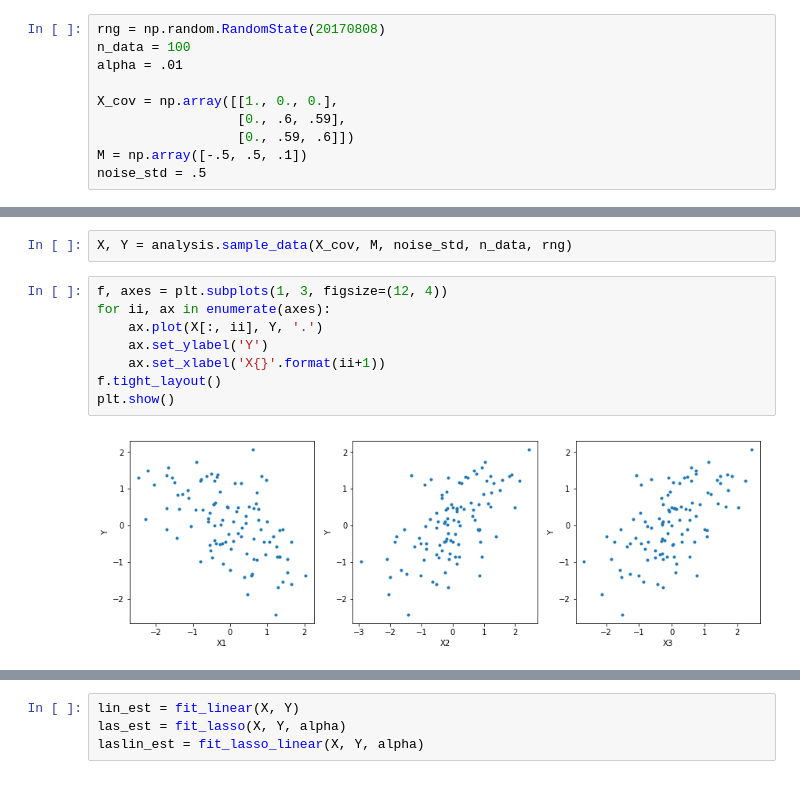
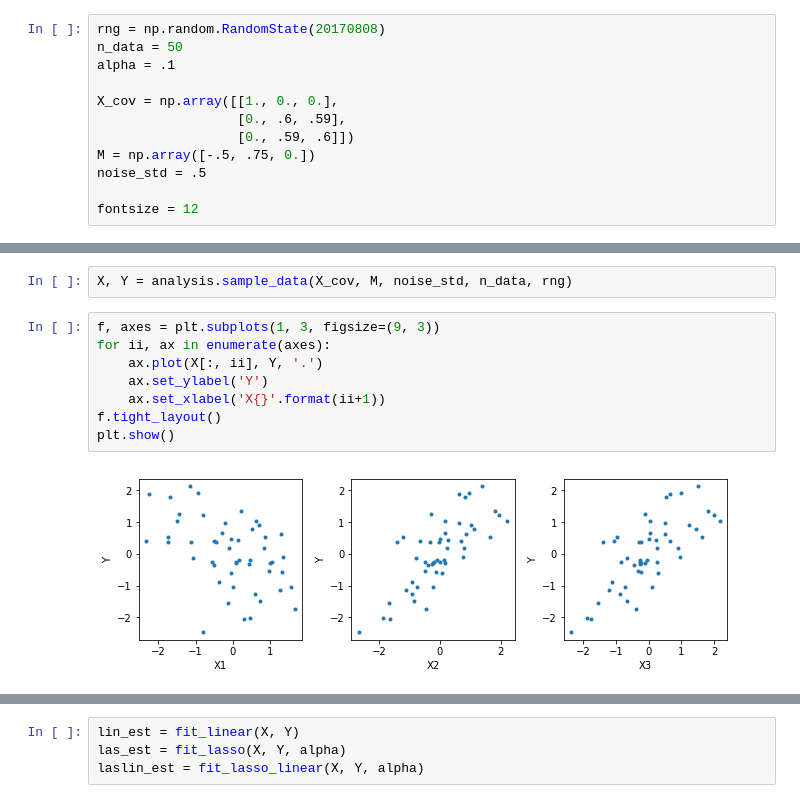
Before and after one commit to JesseLivezey/multicollinearity, a Jupyter notebook: multicollinearity.ipynb, the cells around one changed output, grey strips where cells are left out. Cells and saved outputs as stored; diff of their text form.

```diff
--- a/multicollinearity.ipynb
+++ b/multicollinearity.ipynb
@@ -11,26 +11,28 @@ from analysis import fit_linear, fit_lasso, fit_lasso_linear
 # Data parameters
 # %%
 rng = np.random.RandomState(20170808)
-n_data = 100
-alpha = .01
+n_data = 50
+alpha = .1
 
 X_cov = np.array([[1., 0., 0.],
                   [0., .6, .59],
                   [0., .59, .6]])
-M = np.array([-.5, .5, .1])
+M = np.array([-.5, .75, 0.])
 noise_std = .5
+
+fontsize = 12
 # %% [markdown]
 # Analysis
 # %%
 X, Y = analysis.sample_data(X_cov, M, noise_std, n_data, rng)
 # %%
-f, axes = plt.subplots(1, 3, figsize=(12, 4))
+f, axes = plt.subplots(1, 3, figsize=(9, 3))
 for ii, ax in enumerate(axes):
     ax.plot(X[:, ii], Y, '.')
     ax.set_ylabel('Y')
     ax.set_xlabel('X{}'.format(ii+1))
 f.tight_layout()
 plt.show()
 # %% [output]
-[figure, old version]
+[figure, new version]
 # %%
```
Also changed, not shown: parts of 5 cells of this notebook.
